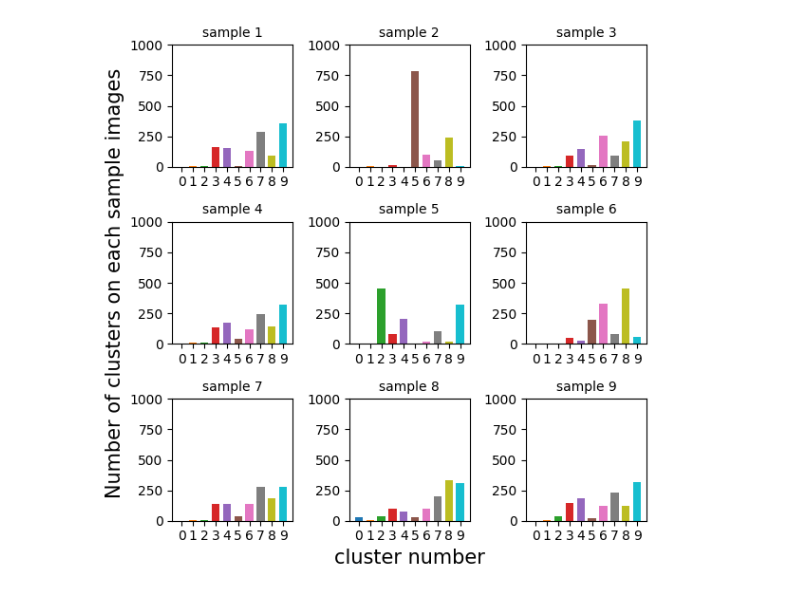
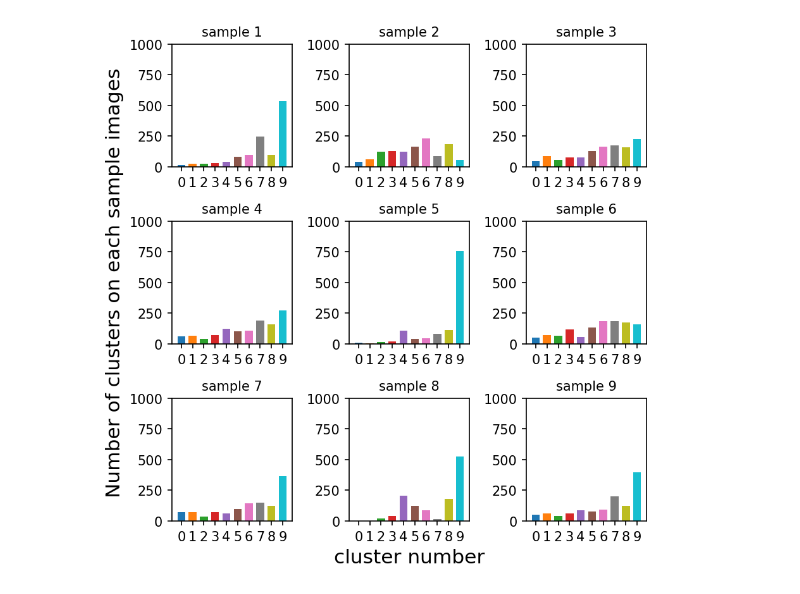
Before and after one commit to RyuichiShinseiB/Feature_extraction, a Jupyter notebook: notebooks/cluster_hist.ipynb, the cells around one changed output. Saved outputs shown, nothing was run; the diff lists cells and outputs as text; code cells hidden in the pictures.

```diff
--- a/notebooks/cluster_hist.ipynb
+++ b/notebooks/cluster_hist.ipynb
@@ -8,0 +10,5 @@ df = pl.read_csv(csv_path)
+# %%
+csv_train_path = "/home/shinsei/MyResearchs/feat_extrc/reports/features/SimpleCAE64/2023-01-31/12-54-00/old/feature_train_data_.csv"
+csv_check_path = "/home/shinsei/MyResearchs/feat_extrc/reports/features/SimpleCAE64/2023-01-31/12-54-00/old/vbgmm_pca_39_10clusters_forest_for_check_lr1e-03_lf1.3e+02_epoch100_SimpleCAE64_selu_selu_selu_sigmoid_BCE.csv"
+df_train = pl.read_csv(csv_train_path)
+df_check = pl.read_csv(csv_check_path)
@@ -9,7 +221,7 @@ df = pl.read_csv(csv_path)
 # %%
+num_clusters = 10
 colors: list[matplotlib.colors.ListedColormap] = [plt.get_cmap("tab10")(i) for i in range(num_clusters)]
-num_clusters = 10
-image_classes = np.unique(df.select(pl.col("dirname")).to_numpy())
+image_classes = np.unique(df_check.select(pl.col("dirname")).to_numpy())
 
 x_ticks = np.arange(num_clusters)
 fig = plt.figure(figsize=(6,6), dpi=150,tight_layout=True)
@@ -21,34 +233,34 @@ for i, image_class in enumerate(image_classes):
 
     n,m = divmod(i, 3)
     ax: plt.Axes = axes[n, m]
 
-    _df = df.filter(pl.col("dirname") == image_class)
-    contained_clusters = _df.select("cluster").to_numpy().flatten()
+    _df_check = df_check.filter(pl.col("dirname") == image_class)
+    contained_clusters = _df_check.select("cluster").to_numpy().flatten()
 
     hist, _ = np.histogram(contained_clusters, num_clusters, range=(0,9))
     ax.bar(x_ticks, hist, width=0.7, color=colors)
 
     ax.set_title(f"sample {image_class+1}", fontsize=10)
     ax.set_xticks(x_ticks)
     ax.set_xticklabels(x_ticks)
 
 
     _, y_max = ax.get_ylim()
     if y_max > y_range_max:
         y_range_max = y_max
 
     # ax.legend()
     if i == 3:
         ax.set_ylabel('Number of clusters on each sample images', fontsize=15)
     elif i == 7:
         ax.set_xlabel('cluster number', fontsize=15)
 
 for i in range(len(image_classes)):
     n, m = divmod(i, 3)
     ax: plt.Axes = axes[n, m]
     ax.set_ylim(0, 1000)
 
 plt.tight_layout()
-fig.savefig("../reports/figures/VBGMM/2023-07-10/reconcatenate_images/distribution_on_image_.jpg")
+fig.savefig("../reports/figures/VBGMM/2023-07-18/reconcatenate_images/distribution_on_image_.jpg")
 # %% [output]
-[figure, old version]
+[figure, new version]
```
Also changed, not shown: parts of 16 cells of this notebook, 4 other files.
